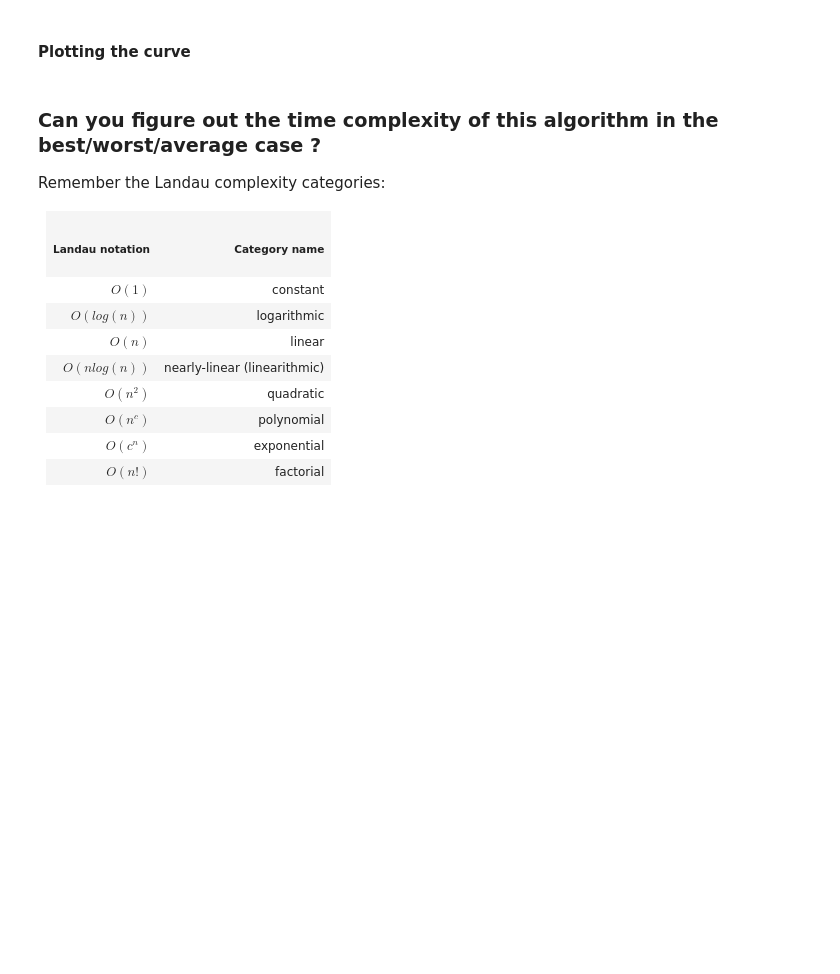
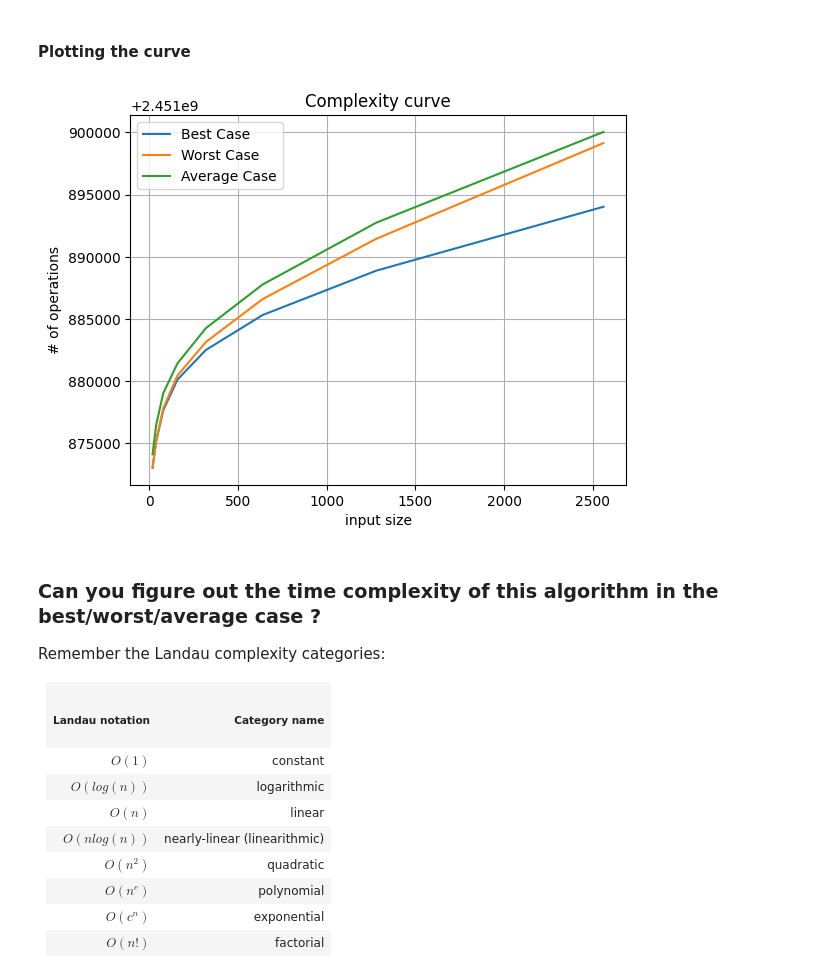
Before and after one commit to ZhangSanbaoo/School_Things, a Jupyter notebook: TP2-Practice-Complexity_and_Profiling.ipynb, the cells around one changed output. Saved outputs shown, nothing was run; the diff lists cells and outputs as text; code cells hidden in the pictures; blank space fills up the shorter version.

```diff
--- a/TP2-Practice-Complexity_and_Profiling.ipynb
+++ b/TP2-Practice-Complexity_and_Profiling.ipynb
@@ -512,6 +554,9 @@ If you need some help, check: https://en.wikipedia.org/wiki/Linear_search
 # This function return the index of the searched value, -1 if the value is not there
 def indexLinearSearch(input_array, searched_value):
   # TODO write the function code here
+  for i in range(len(input_array)-1):
+    if input_array[i] == searched_value:
+      return i
   return -1
 # %% [markdown]
 #### Test your code with the examples below :
@@ -532,10 +580,10 @@ For the profiling, you will proceed as follows:
 # %%
 dataRange = 10
 dataSize = 10
-sizeList=[]
-costListBestCase=[]
-costListWorstCase=[]
-costListAverageCase=[]
+sizeList = []
+costListBestCase = []
+costListWorstCase = []
+costListAverageCase = []
 
 for i in range(8):
     # Double the input data size
@@ -543,27 +591,28 @@ for i in range(8):
     sizeList.append(dataSize)
 
     # Generate a random input array with numbers between 0 and dataRange
-    array=np.random.randint(0, dataRange, size=dataSize).tolist()
 
     # TODO Profile a call representing the best case scenario
-
+    best = list(range(0, dataSize))
+    prof.runcall(indexLinearSearch, best, 0)
     # Save the hit count in the BestCase list
     timingFile = list(prof.file_dict.values())[0][0]
     costListBestCase.append(timingFile.getTotalHitCount())
 
     # TODO Profile a call representing the worst case scenario
-
+    worst = list(reversed(range(0, dataSize)))
+    prof.runcall(indexLinearSearch, worst, dataSize)
     # Save the hit cout in the WorstCase list
     timingFile = list(prof.file_dict.values())[0][0]
     costListWorstCase.append(timingFile.getTotalHitCount())
 
     # TODO Repeat the profiling for 100 different random arrays
     sumHits = 0
-    for j in range(100) : # TODO complete the code
+    for j in range(100):  # TODO complete the code
         # TODO complete the code
         # Note: The wanted element should also be picked at random
-        ...
-
+        array = np.random.randint(0, dataRange, size=dataSize).tolist()
+        prof.runcall(indexLinearSearch,array,5)
         timingFile = list(prof.file_dict.values())[0][0]
         sumHits += timingFile.getTotalHitCount()
 
@@ -581,19 +635,20 @@ print(costListAverageCase)
 # %%
 # Opening a figure and getting a plotting axes
 fig, ax = plt.subplots()
 
 # TODO plot here best case, worst case, and average case curves
-ax.plot(... label="Best Case")
-ax.plot(... label="Worst Case")
-ax.plot(... label="Average Case")
-
+ax.plot(sizeList, costListBestCase, label="Best Case")
+ax.plot(sizeList, costListWorstCase,  label="Worst Case")
+ax.plot(sizeList, costListAverageCase,  label="Average Case")
 # setting up legend, axis label and fig title
 ax.set(xlabel='input size', ylabel='# of operations',
        title='Complexity curve')
 ax.grid()
 ax.legend()
 # Display plot
 plt.show()
+# %% [output]
+[figure, added]
 # %% [markdown]
 ### <h3>Can you figure out the time complexity of this algorithm in the best/worst/average case ?</h3>
 
```
Also changed, not shown: parts of 26 cells of this notebook, 1 other file.
